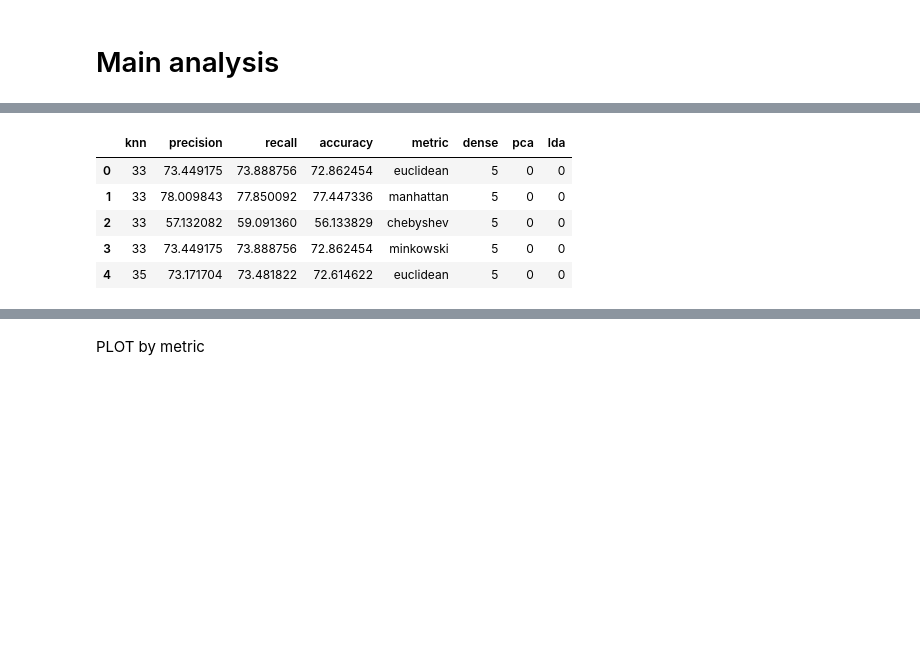
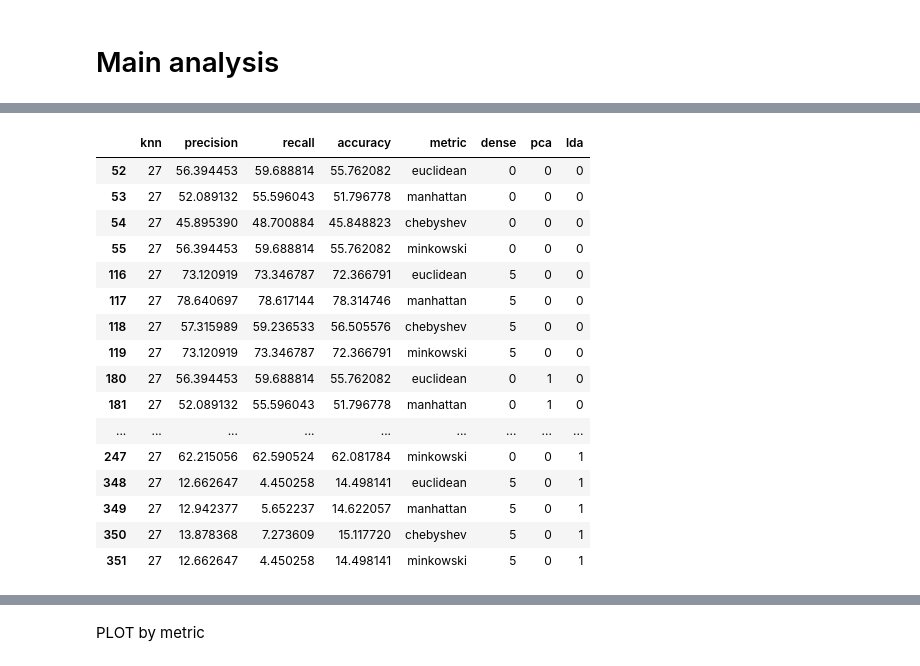
Before and after one commit to StanleyAlbayeros/MCV-M3-MLCV-G02, a Jupyter notebook: BagofVisualWords.ipynb, the cells around one changed output, grey strips where cells are left out. Drawn from its saved outputs; the diff is of its cells as text; code cells hidden in the pictures; blank space fills up the shorter version.

```diff
--- a/BagofVisualWords.ipynb
+++ b/BagofVisualWords.ipynb
@@ -237,4 +295,6 @@ df=pd.DataFrame(data_confusion, columns=['knn','precision','recall','accuracy','
 # %%
-df.head()
-with open('N300K128KNN1_51_ALL_DENSE.pkl','wb') as f:
-     cPickle.dump(df_new,f)
+with open('N300K128KNN1_51PCA0LDA1DENSE5.pkl','wb') as f:
+     cPickle.dump(df,f)
+# %%
+with open('N300K128KNN1_51_ALL_FINAL.pkl','wb') as f:
+     cPickle.dump(df_all,f)
@@ -241,13 +303,25 @@ with open('N300K128KNN1_51_ALL_DENSE.pkl','wb') as f:
 # %%
-with open('N300K128KNN33_51PCA0LDA0DENSE5.pkl','rb') as f:
+with open('N300K128KNN1_51_ALL_FINAL.pkl','rb') as f:
     df_new=cPickle.load(f)
-df_new.head()
-# %% [output]
-|  | knn | precision | recall | accuracy | metric | dense | pca | lda |
-| 0 | 33 | 73.449175 | 73.888756 | 72.862454 | euclidean | 5 | 0 | 0 |
-| 1 | 33 | 78.009843 | 77.850092 | 77.447336 | manhattan | 5 | 0 | 0 |
-| 2 | 33 | 57.132082 | 59.091360 | 56.133829 | chebyshev | 5 | 0 | 0 |
-| 3 | 33 | 73.449175 | 73.888756 | 72.862454 | minkowski | 5 | 0 | 0 |
-| 4 | 35 | 73.171704 | 73.481822 | 72.614622 | euclidean | 5 | 0 | 0 |
 # %%
 df_all=df_all.append(df_new,ignore_index=True)
+# %%
+df_all[(df_all.knn==27)]
+# %% [output]
+|  | knn | precision | recall | accuracy | metric | dense | pca | lda |
+| 52 | 27 | 56.394453 | 59.688814 | 55.762082 | euclidean | 0 | 0 | 0 |
+| 53 | 27 | 52.089132 | 55.596043 | 51.796778 | manhattan | 0 | 0 | 0 |
+| 54 | 27 | 45.895390 | 48.700884 | 45.848823 | chebyshev | 0 | 0 | 0 |
+| 55 | 27 | 56.394453 | 59.688814 | 55.762082 | minkowski | 0 | 0 | 0 |
+| 116 | 27 | 73.120919 | 73.346787 | 72.366791 | euclidean | 5 | 0 | 0 |
+| 117 | 27 | 78.640697 | 78.617144 | 78.314746 | manhattan | 5 | 0 | 0 |
+| 118 | 27 | 57.315989 | 59.236533 | 56.505576 | chebyshev | 5 | 0 | 0 |
+| 119 | 27 | 73.120919 | 73.346787 | 72.366791 | minkowski | 5 | 0 | 0 |
+| 180 | 27 | 56.394453 | 59.688814 | 55.762082 | euclidean | 0 | 1 | 0 |
+| 181 | 27 | 52.089132 | 55.596043 | 51.796778 | manhattan | 0 | 1 | 0 |
+| ... | ... | ... | ... | ... | ... | ... | ... | ... |
+| 247 | 27 | 62.215056 | 62.590524 | 62.081784 | minkowski | 0 | 0 | 1 |
+| 348 | 27 | 12.662647 | 4.450258 | 14.498141 | euclidean | 5 | 0 | 1 |
+| 349 | 27 | 12.942377 | 5.652237 | 14.622057 | manhattan | 5 | 0 | 1 |
+| 350 | 27 | 13.878368 | 7.273609 | 15.117720 | chebyshev | 5 | 0 | 1 |
+| 351 | 27 | 12.662647 | 4.450258 | 14.498141 | minkowski | 5 | 0 | 1 |
```
Also changed, not shown: parts of 33 cells of this notebook.
